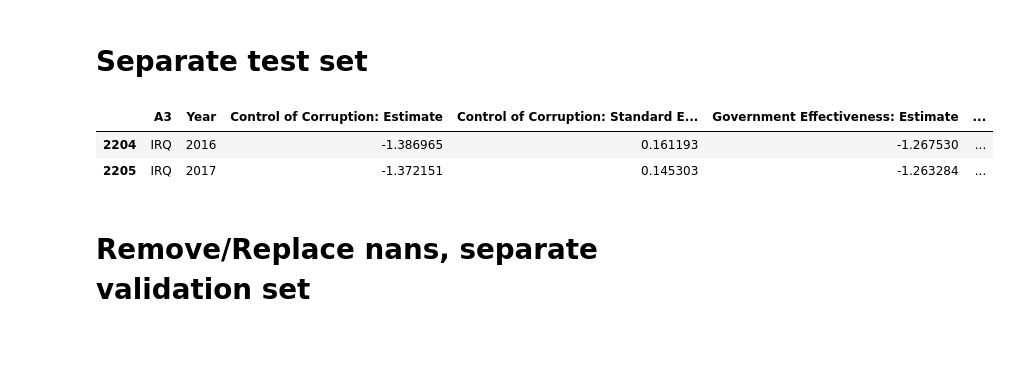
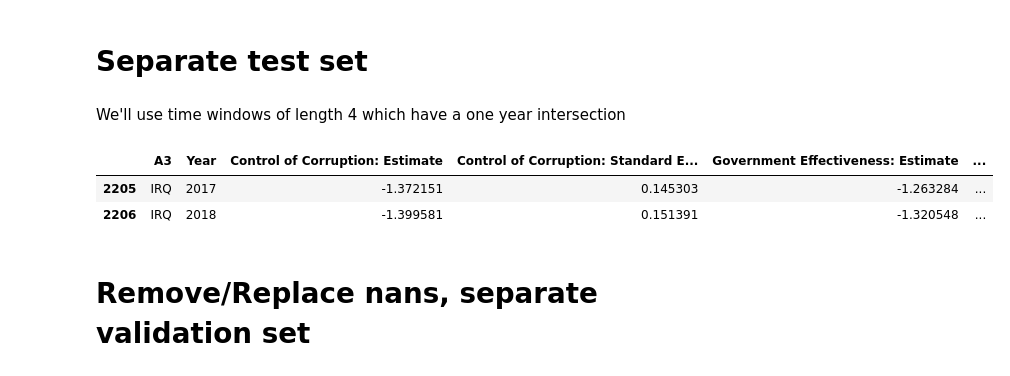
Before and after one commit to Kiril94/AMAS, a Jupyter notebook: Project/Preprocessing.ipynb, the cells around one changed output. Cells and saved outputs as stored; diff of their text form; code cells hidden in the pictures; blank space fills up the shorter version.

```diff
--- a/Project/Preprocessing.ipynb
+++ b/Project/Preprocessing.ipynb
@@ -35,17 +24,19 @@ dtype: int64
 # %% [markdown]
 # Separate test set
+# %% [markdown]
+We'll use time windows of length 4 which have a one year intersection
 # %%
 Test_country_list = ['IRQ', 'SYR', 'LBY', 'LBN','JOR', 'SAU', 'TUN', 'THA', 'UKR']
 Test_mask = Input0['A3'].isin(Test_country_list)
 Test = Input0[Test_mask]
 Train_val = Input0[~Test_mask]
-#we are ony interested in the last period 2016-2020
-Test = Test[(Test['Year']>2015) & (Test['Year']<2021)]
+#we are ony interested in the last period 2017-2020
+Test = Test[(Test['Year']>2016) & (Test['Year']<2021)]
 Test.head(2)
 # %% [output]
 |  | A3 | Year | Control of Corruption: Estimate | Control of Corruption: Standard E... | Government Effectiveness: Estimate | ... |
-| 2204 | IRQ | 2016 | -1.386965 | 0.161193 | -1.267530 | ... |
 | 2205 | IRQ | 2017 | -1.372151 | 0.145303 | -1.263284 | ... |
+| 2206 | IRQ | 2018 | -1.399581 | 0.151391 | -1.320548 | ... |
 # %% [markdown]
 # Remove/Replace nans, separate validation set
 # %%
```
Also changed, not shown: parts of 52 cells of this notebook, 1 other file.
